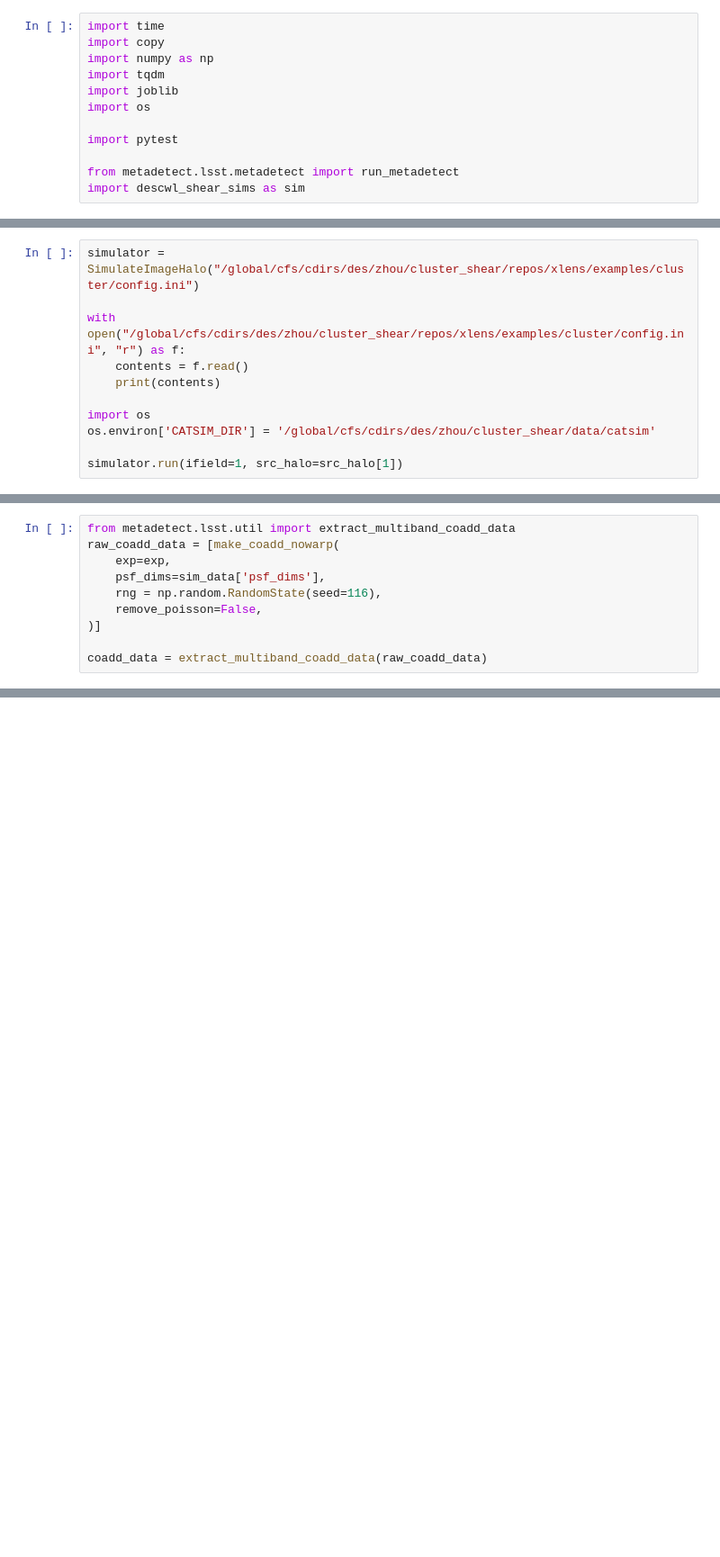
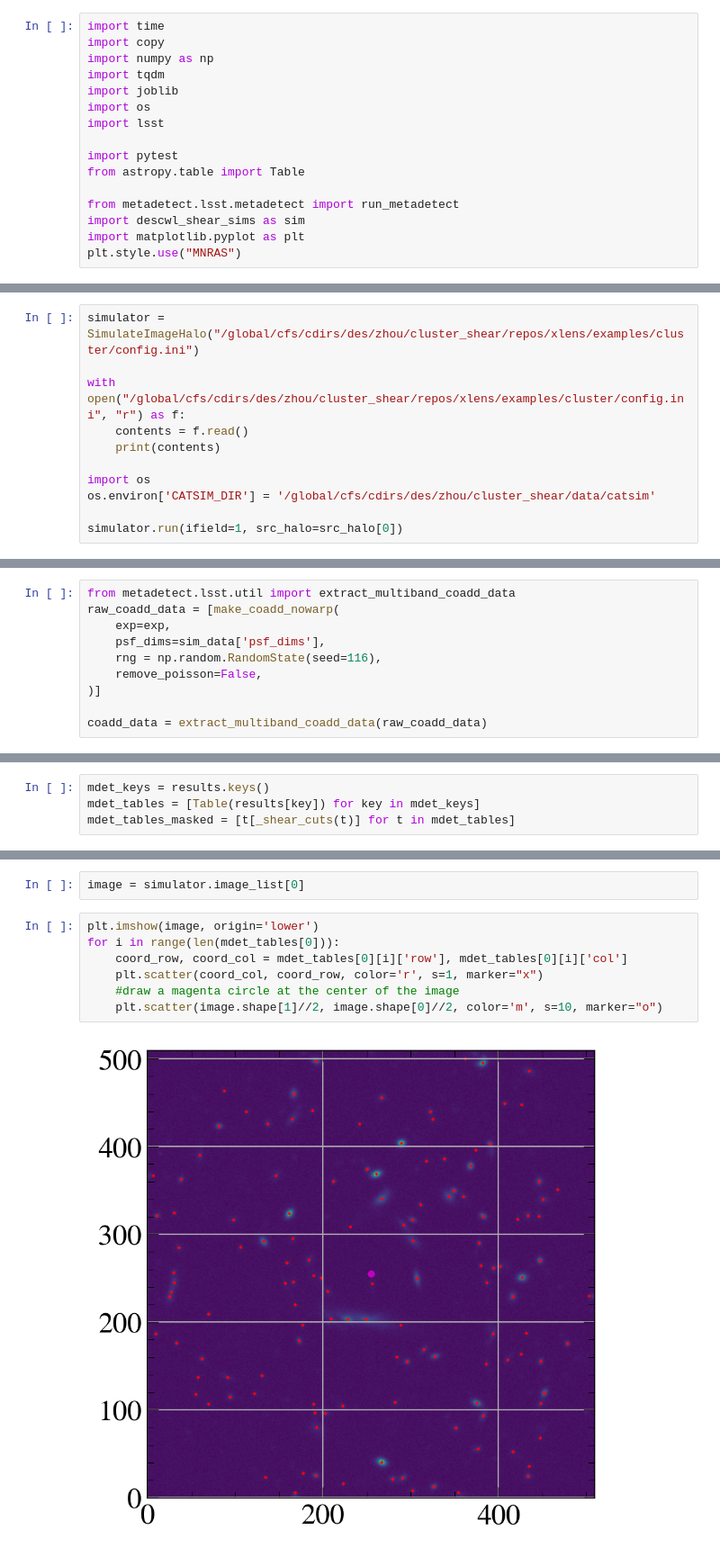
Before and after one commit to zhouconghao/swirl, a Jupyter notebook: notebooks/run_metadetect.ipynb, the cells around one changed output, grey strips where cells are left out. Shown at 90% size. Cells and saved outputs as stored; diff of their text form; blank space fills up the shorter version.

```diff
--- a/notebooks/run_metadetect.ipynb
+++ b/notebooks/run_metadetect.ipynb
@@ -11,11 +11,15 @@ import numpy as np
 import tqdm
 import joblib
 import os
+import lsst
 
 import pytest
+from astropy.table import Table
 
 from metadetect.lsst.metadetect import run_metadetect
 import descwl_shear_sims as sim
+import matplotlib.pyplot as plt
+plt.style.use("MNRAS")
 # %%
 CONFIG = {
     "meas_type": "wmom",
@@ -114,7 +118,7 @@ with open("/global/cfs/cdirs/des/zhou/cluster_shear/repos/xlens/examples/cluster
 import os
 os.environ['CATSIM_DIR'] = '/global/cfs/cdirs/des/zhou/cluster_shear/data/catsim'
 
-simulator.run(ifield=1, src_halo=src_halo[1])
+simulator.run(ifield=1, src_halo=src_halo[0])
 # %% [output]
 [simulation]
 root_dir    =   ./
@@ -211,0 +196,4 @@ results
+# %%
+mdet_keys = results.keys()
+mdet_tables = [Table(results[key]) for key in mdet_keys]
+mdet_tables_masked = [t[_shear_cuts(t)] for t in mdet_tables]
@@ -211,0 +222,11 @@ results
+# %%
+image = simulator.image_list[0]
+# %%
+plt.imshow(image, origin='lower')
+for i in range(len(mdet_tables[0])):
+    coord_row, coord_col = mdet_tables[0][i]['row'], mdet_tables[0][i]['col']
+    plt.scatter(coord_col, coord_row, color='r', s=1, marker="x")
+    #draw a magenta circle at the center of the image
+    plt.scatter(image.shape[1]//2, image.shape[0]//2, color='m', s=10, marker="o")
+# %% [output]
+[figure, added]
```
Also changed, not shown: parts of 11 cells of this notebook.
